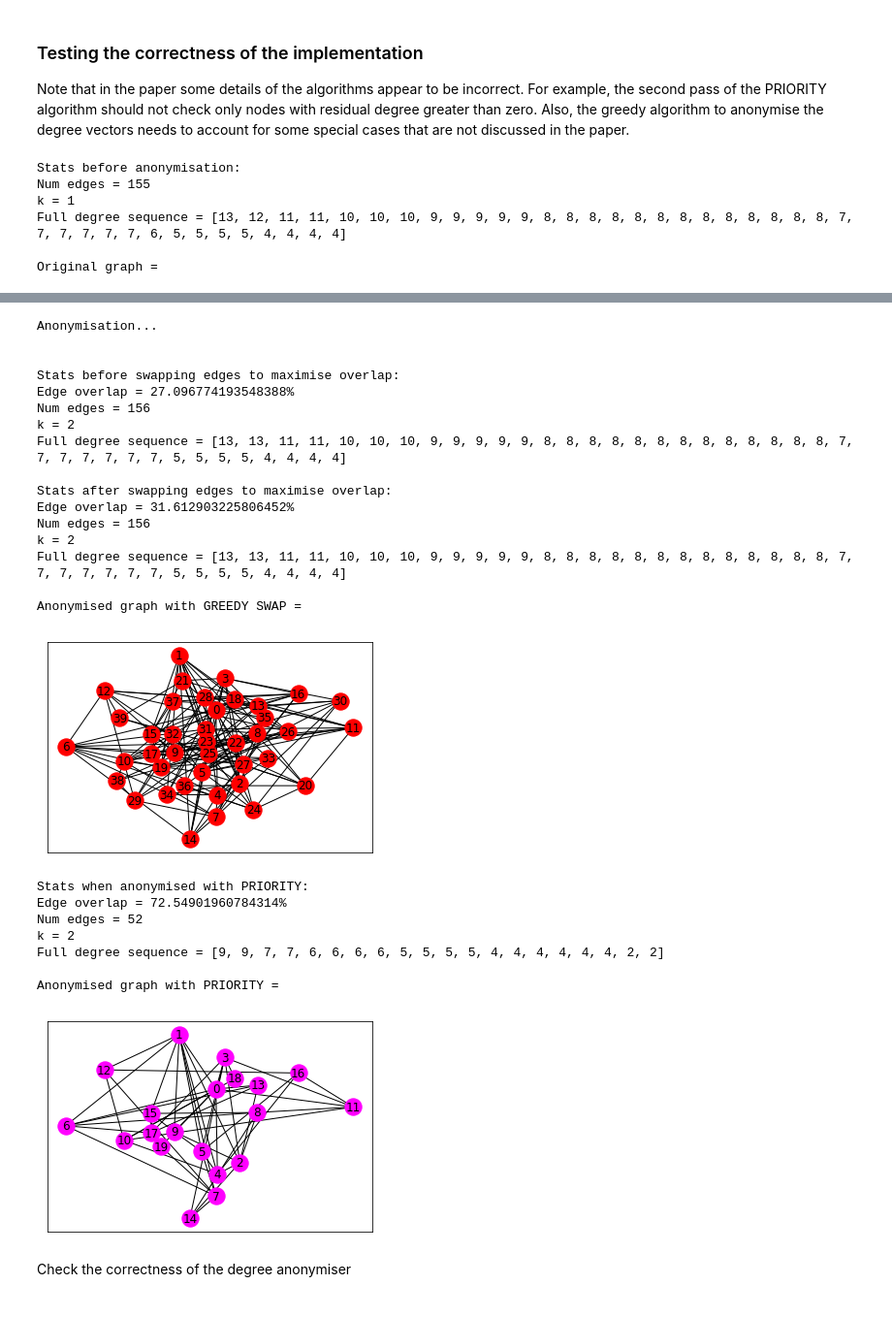
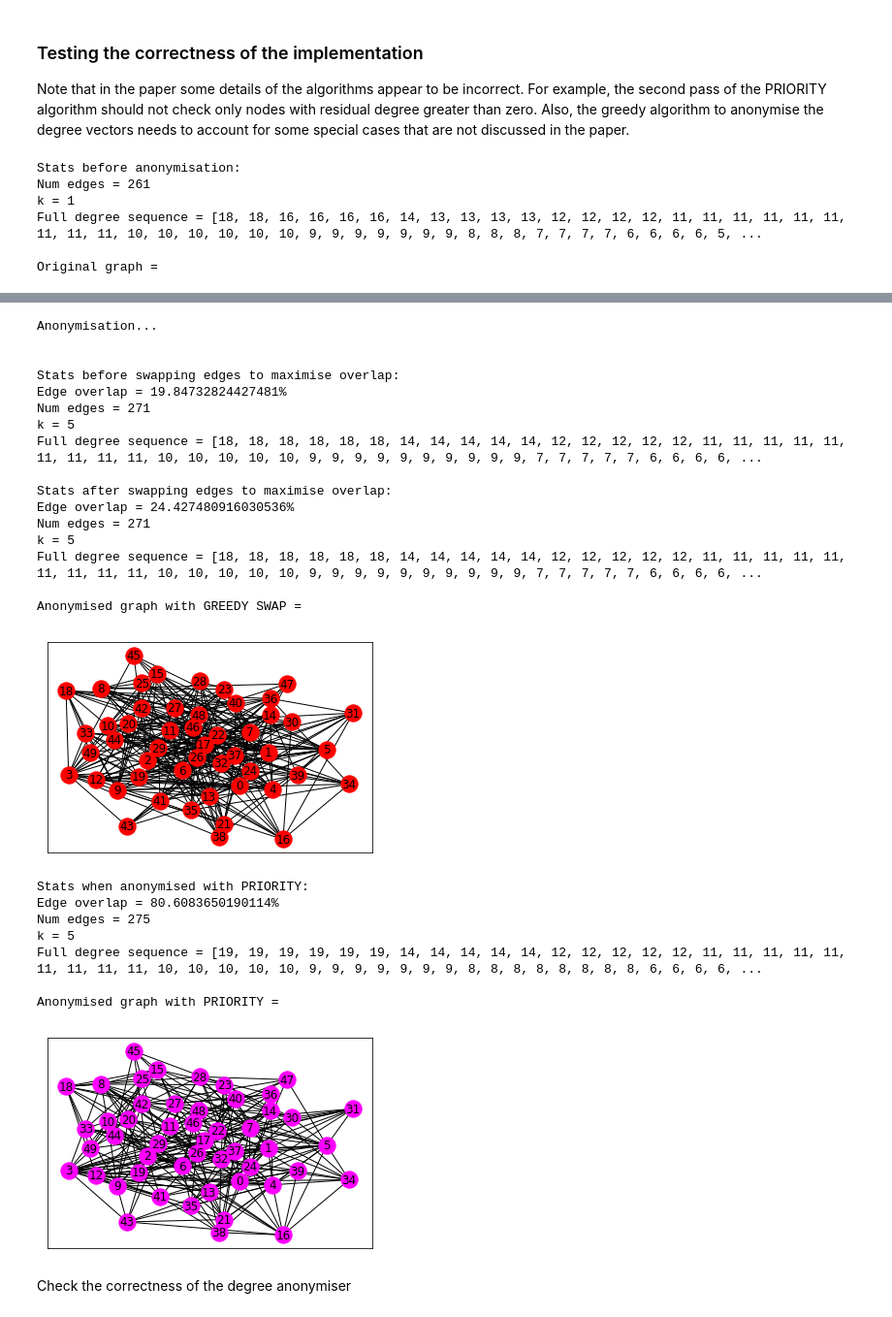
Before and after one commit to blextar/graph-k-degree-anonymity, a Jupyter notebook: k-degree.ipynb, the cells around one changed output, grey strips where cells are left out. Shown: that part at 97% size. Cells and saved outputs as stored; diff of their text form; code cells hidden in the pictures.

```diff
--- a/k-degree.ipynb
+++ b/k-degree.ipynb
@@ -9,7 +9,7 @@ import random as rn
 import matplotlib.pyplot as plt
 import kdegree as kd
 # %%
-G = nx.erdos_renyi_graph(40,0.2)
+G = nx.erdos_renyi_graph(50,0.2)
 
 print("Stats before anonymisation:")
 print("Num edges = " + str(nx.number_of_edges(G)))
@@ -28,7 +28,7 @@ nx.draw_networkx(G,pos=pos,with_labels=True,node_color='cyan')
 plt.show()
 
 print("Anonymisation...\n\n")
-k=2
+k=5
 
 Ga = kd.graph_anonymiser(G,k,with_priority=False)
 
@@ -83,8 +83,8 @@ nx.draw_networkx(Gap,pos=pos,with_labels=True,node_color='magenta')
 plt.show()
 # %% [output]
 Stats before anonymisation:
-Num edges = 155
+Num edges = 261
 k = 1
-Full degree sequence = [13, 12, 11, 11, 10, 10, 10, 9, 9, 9, 9, 9, 8, 8, 8, 8, 8, 8, 8, 8, 8, 8, 8, 8, 8, 7, 7, 7, 7, 7, 7, 6, 5, 5, 5, 5, 4, 4, 4, 4]
+Full degree sequence = [18, 18, 16, 16, 16, 16, 14, 13, 13, 13, 13, 12, 12, 12, 12, 11, 11, 11, 11, 11, 11, 11, 11, 11, 10, 10, 10, 10, 10, 10, 9, 9, 9, 9, 9, 9, 9, 8, 8, 8, 7, 7, 7, 7, 6, 6, 6, 6, 5, ...
 
 Original graph =
@@ -92,27 +92,27 @@ Original graph =
 Anonymisation...
 
 
 Stats before swapping edges to maximise overlap:
-Edge overlap = 27.096774193548388%
-Num edges = 156
-k = 2
-Full degree sequence = [13, 13, 11, 11, 10, 10, 10, 9, 9, 9, 9, 9, 8, 8, 8, 8, 8, 8, 8, 8, 8, 8, 8, 8, 8, 7, 7, 7, 7, 7, 7, 7, 5, 5, 5, 5, 4, 4, 4, 4]
+Edge overlap = 19.84732824427481%
+Num edges = 271
+k = 5
+Full degree sequence = [18, 18, 18, 18, 18, 18, 14, 14, 14, 14, 14, 12, 12, 12, 12, 12, 11, 11, 11, 11, 11, 11, 11, 11, 11, 10, 10, 10, 10, 10, 9, 9, 9, 9, 9, 9, 9, 9, 9, 9, 7, 7, 7, 7, 7, 6, 6, 6, 6, ...
 
 Stats after swapping edges to maximise overlap:
-Edge overlap = 31.612903225806452%
-Num edges = 156
-k = 2
-Full degree sequence = [13, 13, 11, 11, 10, 10, 10, 9, 9, 9, 9, 9, 8, 8, 8, 8, 8, 8, 8, 8, 8, 8, 8, 8, 8, 7, 7, 7, 7, 7, 7, 7, 5, 5, 5, 5, 4, 4, 4, 4]
+Edge overlap = 24.427480916030536%
+Num edges = 271
+k = 5
+Full degree sequence = [18, 18, 18, 18, 18, 18, 14, 14, 14, 14, 14, 12, 12, 12, 12, 12, 11, 11, 11, 11, 11, 11, 11, 11, 11, 10, 10, 10, 10, 10, 9, 9, 9, 9, 9, 9, 9, 9, 9, 9, 7, 7, 7, 7, 7, 6, 6, 6, 6, ...
 
 Anonymised graph with GREEDY SWAP =
-[figure, old version]
+[figure, new version]
 Stats when anonymised with PRIORITY:
-Edge overlap = 72.54901960784314%
-Num edges = 52
-k = 2
-Full degree sequence = [9, 9, 7, 7, 6, 6, 6, 6, 5, 5, 5, 5, 4, 4, 4, 4, 4, 4, 2, 2]
+Edge overlap = 80.6083650190114%
+Num edges = 275
+k = 5
+Full degree sequence = [19, 19, 19, 19, 19, 19, 14, 14, 14, 14, 14, 12, 12, 12, 12, 12, 11, 11, 11, 11, 11, 11, 11, 11, 11, 10, 10, 10, 10, 10, 9, 9, 9, 9, 9, 9, 9, 8, 8, 8, 8, 8, 8, 8, 8, 6, 6, 6, 6, ...
 
 Anonymised graph with PRIORITY =
-[figure, old version]
+[figure, new version]
 # %% [markdown]
 Check the correctness of the degree anonymiser
```
Also changed, not shown: parts of 3 cells of this notebook, 1 other file.
